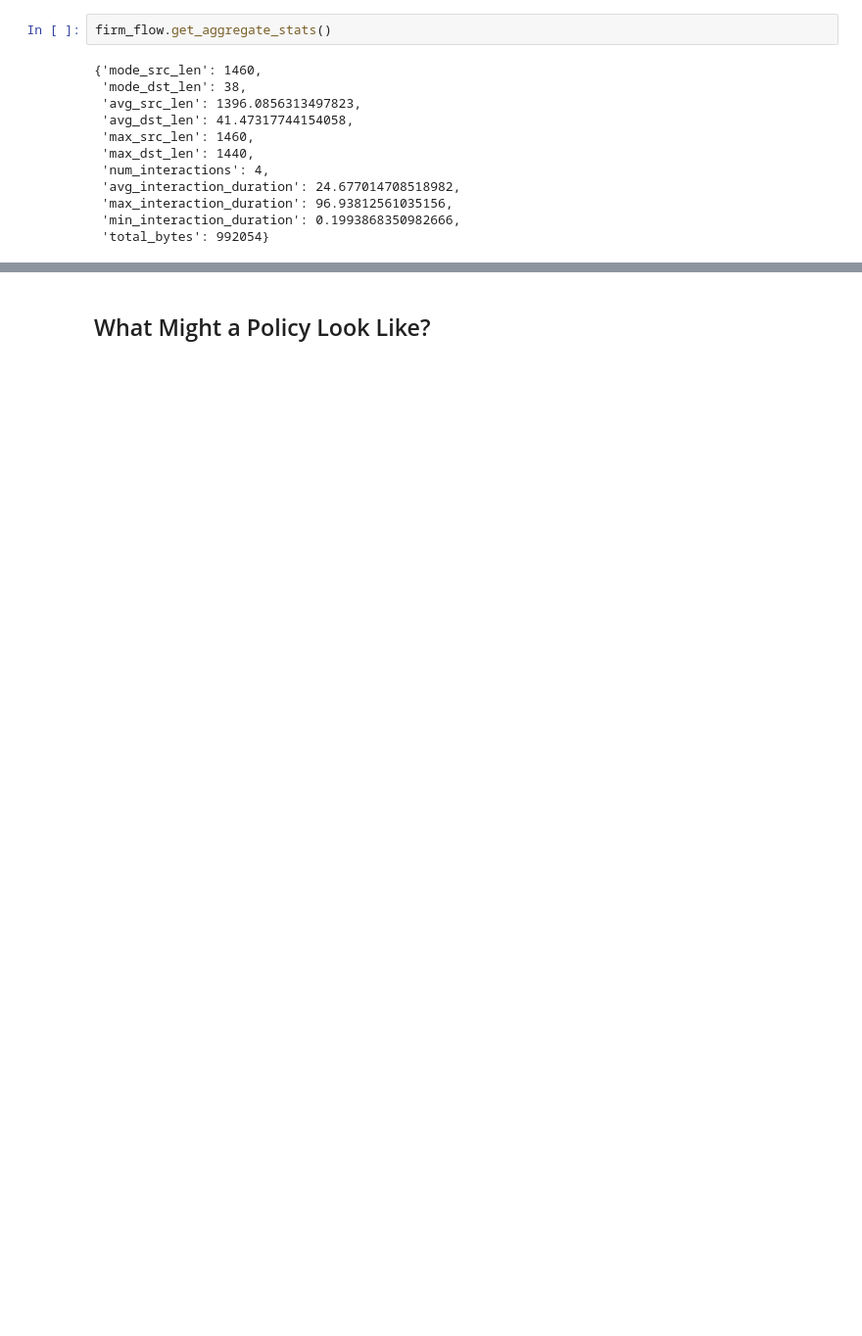
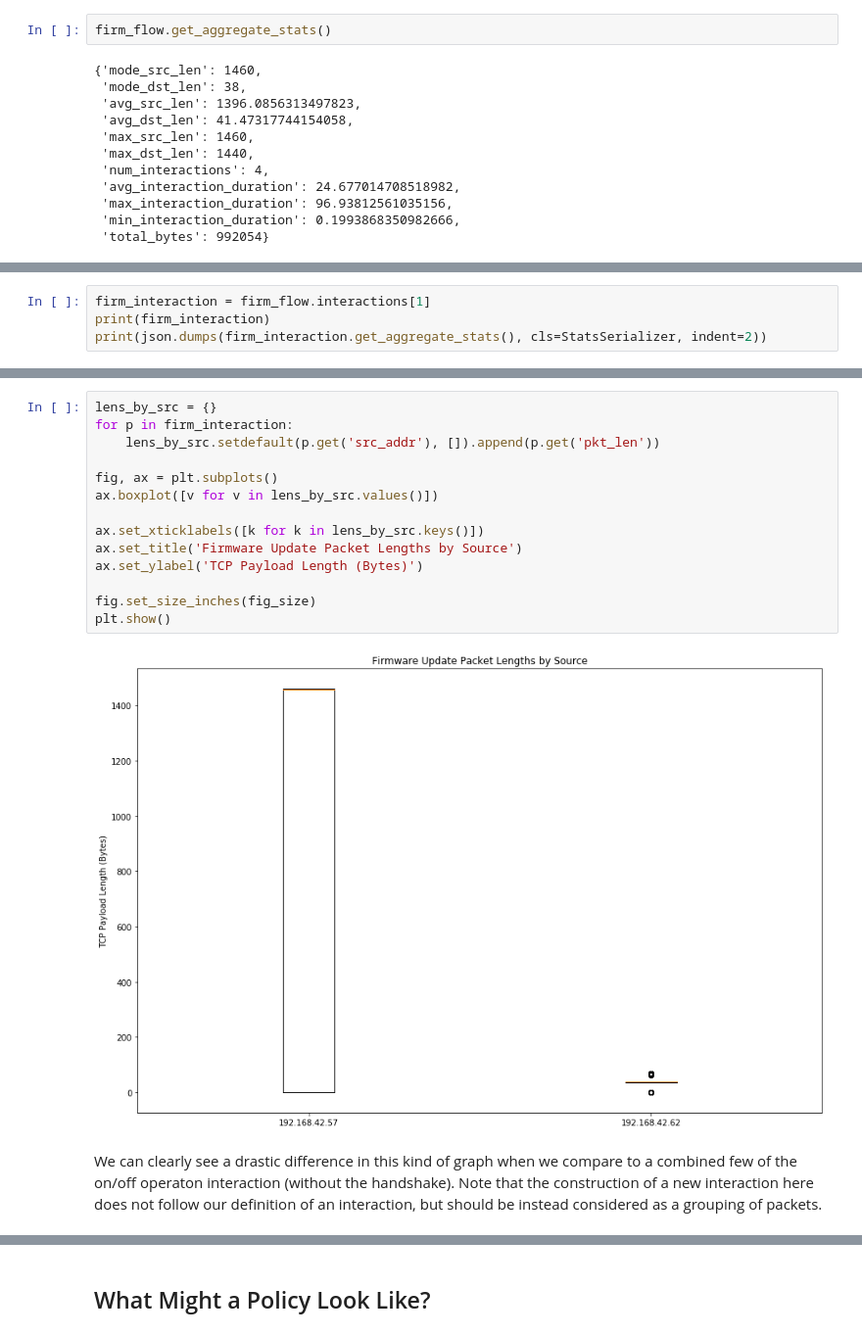
Before and after one commit to adolan5/NetworkAuditing, a Jupyter notebook: Network Characteristics.ipynb, the cells around one changed output, grey strips where cells are left out. Shown at 98% size. Cells and saved outputs as stored; diff of their text form; blank space fills up the shorter version.

```diff
--- a/Network Characteristics.ipynb
+++ b/Network Characteristics.ipynb
@@ -183,0 +187,4 @@ Clearly, during a firmware update, the mobile app is responsible for the majorit
+# %%
+firm_interaction = firm_flow.interactions[1]
+print(firm_interaction)
+print(json.dumps(firm_interaction.get_aggregate_stats(), cls=StatsSerializer, indent=2))
@@ -183,0 +205,18 @@ Clearly, during a firmware update, the mobile app is responsible for the majorit
+# %%
+lens_by_src = {}
+for p in firm_interaction:
+    lens_by_src.setdefault(p.get('src_addr'), []).append(p.get('pkt_len'))
+
+fig, ax = plt.subplots()
+ax.boxplot([v for v in lens_by_src.values()])
+
+ax.set_xticklabels([k for k in lens_by_src.keys()])
+ax.set_title('Firmware Update Packet Lengths by Source')
+ax.set_ylabel('TCP Payload Length (Bytes)')
+
+fig.set_size_inches(fig_size)
+plt.show()
+# %% [output]
+[figure, added]
+# %% [markdown]
+We can clearly see a drastic difference in this kind of graph when we compare to a combined few of the on/off operaton interaction (without the handshake). Note that the construction of a new interaction here does not follow our definition of an interaction, but should be instead considered as a grouping of packets.
```
Also changed, not shown: parts of 8 cells of this notebook.
